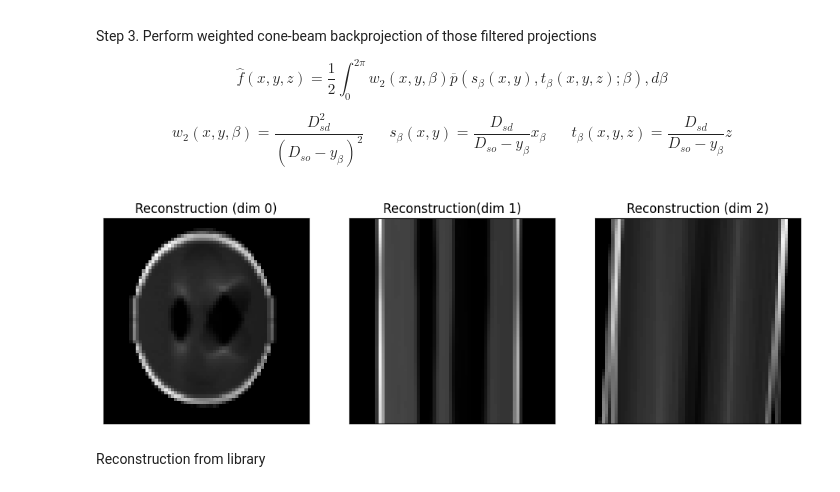
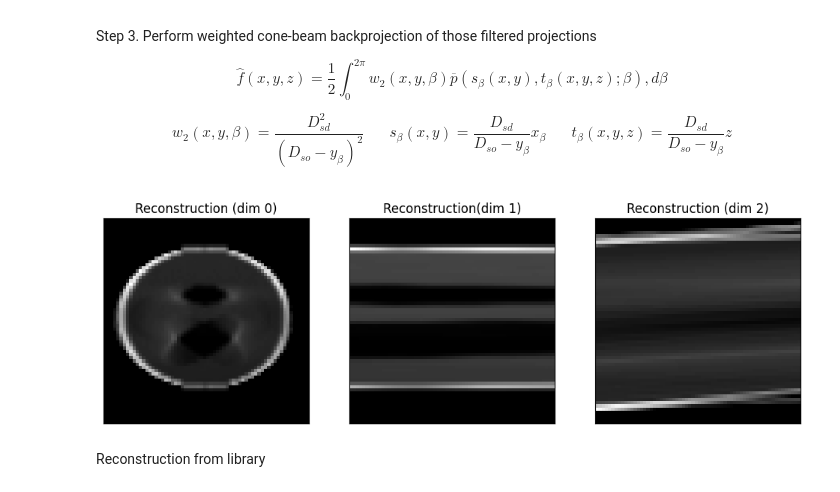
Before and after one commit to kzboey/Analytical-Tomographic-Image-Reconstruction-Methods, a Jupyter notebook: conebeam_demo.ipynb, the cells around one changed output. Saved outputs shown, nothing was run; the diff lists cells and outputs as text; code cells hidden in the pictures.

```diff
--- a/conebeam_demo.ipynb
+++ b/conebeam_demo.ipynb
@@ -99,22 +102,22 @@ Step 3. Perform weighted cone-beam backprojection of those filtered projections
 recon = projector.applyAdjoint(sino)
 # %%
 fig, (ax1, ax2, ax3) =  plt.subplots(1,3 , figsize=(12, 6))
-ax1.imshow(recon[32,:,:], cmap="gray")
+ax1.imshow(recon[32,:,:].T, cmap="gray")
 ax1.set_title("Reconstruction (dim 0)")
 ax1.get_xaxis().set_visible(False)
 ax1.get_yaxis().set_visible(False)
 
-ax2.imshow(recon[:,32,:], cmap="gray")
+ax2.imshow(recon[:,32,:].T, cmap="gray")
 ax2.set_title("Reconstruction(dim 1)")
 ax2.get_xaxis().set_visible(False)
 ax2.get_yaxis().set_visible(False)
 
-ax3.imshow(recon[:,:,32], cmap="gray")
+ax3.imshow(recon[:,:,32].T, cmap="gray")
 ax3.set_title("Reconstruction (dim 2)")
 ax3.get_xaxis().set_visible(False)
 ax3.get_yaxis().set_visible(False)
 # %% [output]
-[figure, old version]
+[figure, new version]
 # %% [markdown]
 Reconstruction from library
 # %%
```
Also changed, not shown: parts of 4 cells of this notebook, 3 other files.
